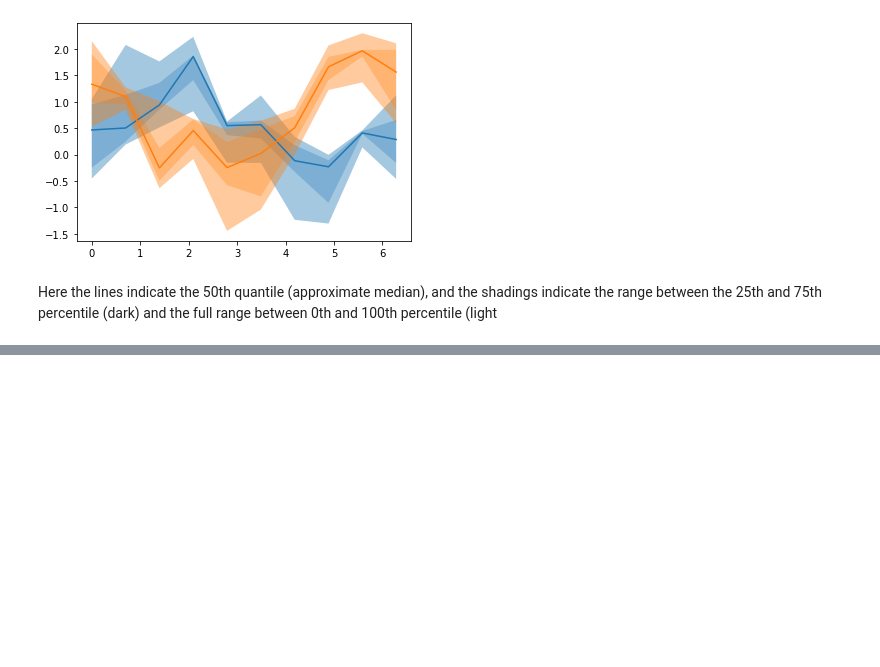
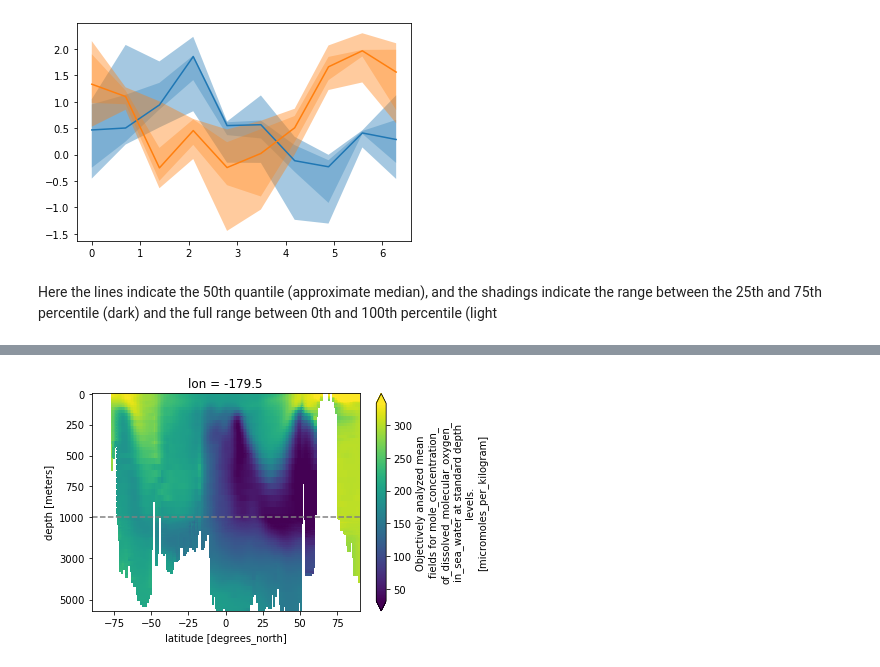
Before and after one commit to jbusecke/xarrayutils, a Jupyter notebook: doc/plotting.ipynb, the cells around one changed output, grey strips where cells are left out. Saved outputs shown, nothing was run; the diff lists cells and outputs as text; code cells hidden in the pictures; blank space fills up the shorter version.

```diff
--- a/doc/plotting.ipynb
+++ b/doc/plotting.ipynb
@@ -104,0 +114,11 @@ Here the lines indicate the 50th quantile (approximate median), and the shadings
+# %%
+o2.sel(lon=-180, method='nearest').plot(robust=True)
+ax = plt.gca()
+ax.invert_yaxis()
+linear_piecewise_scale(1000, 5)
+#indicate the point between the different scalings
+ax.axhline(1000, color='0.5', ls='--')
+# Rearange the yticks
+ax.set_yticks([0, 250, 500, 750, 1000, 3000, 5000]);
+# %% [output]
+[figure, added]
```
Also changed, not shown: parts of 14 cells of this notebook, 2 other files.
